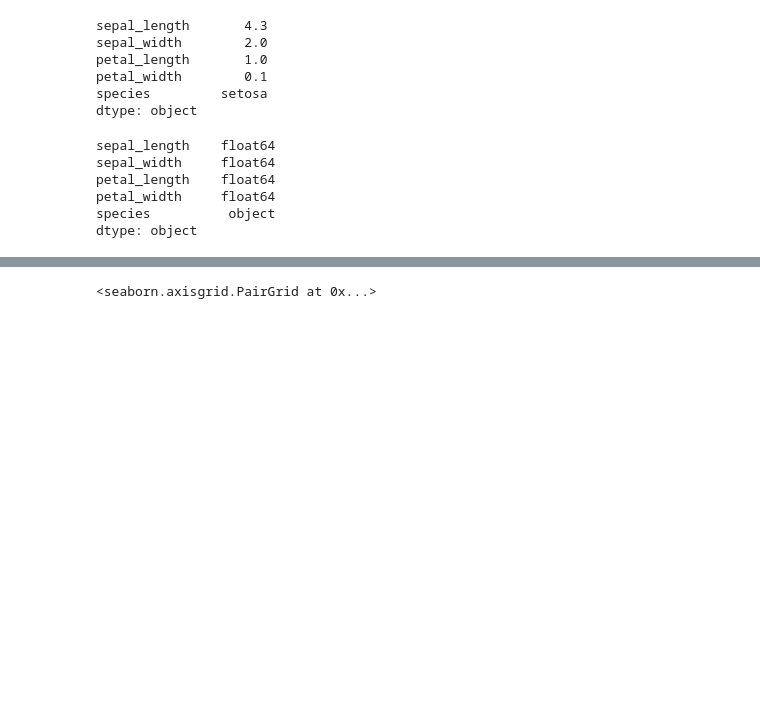
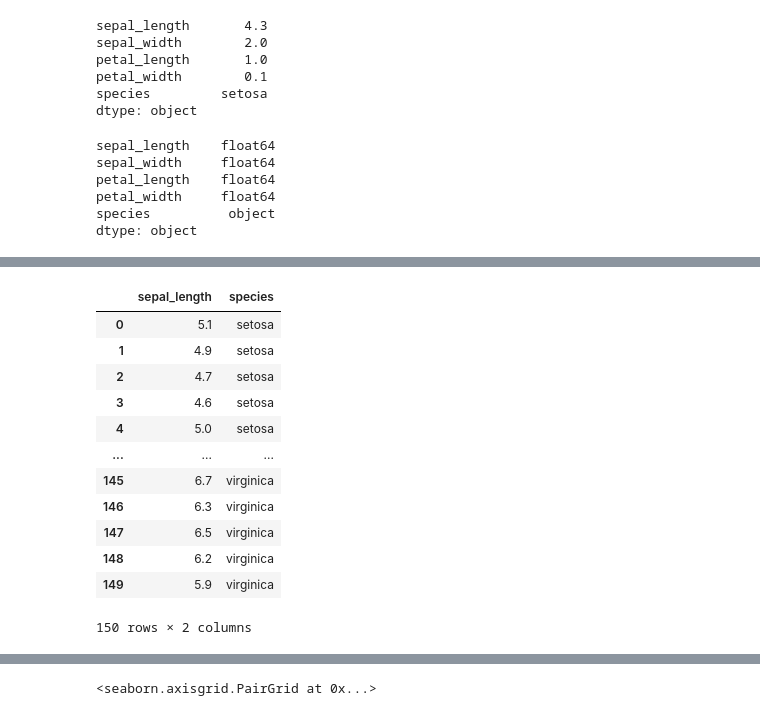
Before and after one commit to Tanjasta/Fundamentals-of-Data-Analysis, a Jupyter notebook: project.ipynb, the cells around one changed output, grey strips where cells are left out. Cells and saved outputs as stored; diff of their text form; code cells hidden in the pictures; blank space fills up the shorter version.

```diff
--- a/project.ipynb
+++ b/project.ipynb
@@ -110,0 +144,16 @@ dtype: object
+# %%
+df[['sepal_length', 'species']]
+# %% [output]
+|  | sepal_length | species |
+| 0 | 5.1 | setosa |
+| 1 | 4.9 | setosa |
+| 2 | 4.7 | setosa |
+| 3 | 4.6 | setosa |
+| 4 | 5.0 | setosa |
+| ... | ... | ... |
+| 145 | 6.7 | virginica |
+| 146 | 6.3 | virginica |
+| 147 | 6.5 | virginica |
+| 148 | 6.2 | virginica |
+| 149 | 5.9 | virginica |
+150 rows × 2 columns
```
Also changed, not shown: parts of 7 cells of this notebook.
